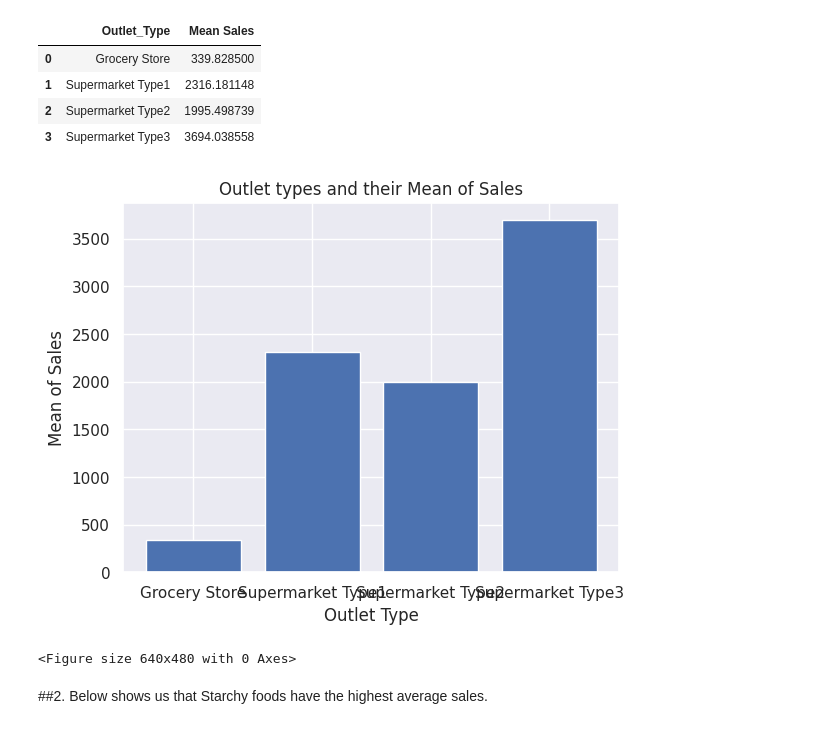
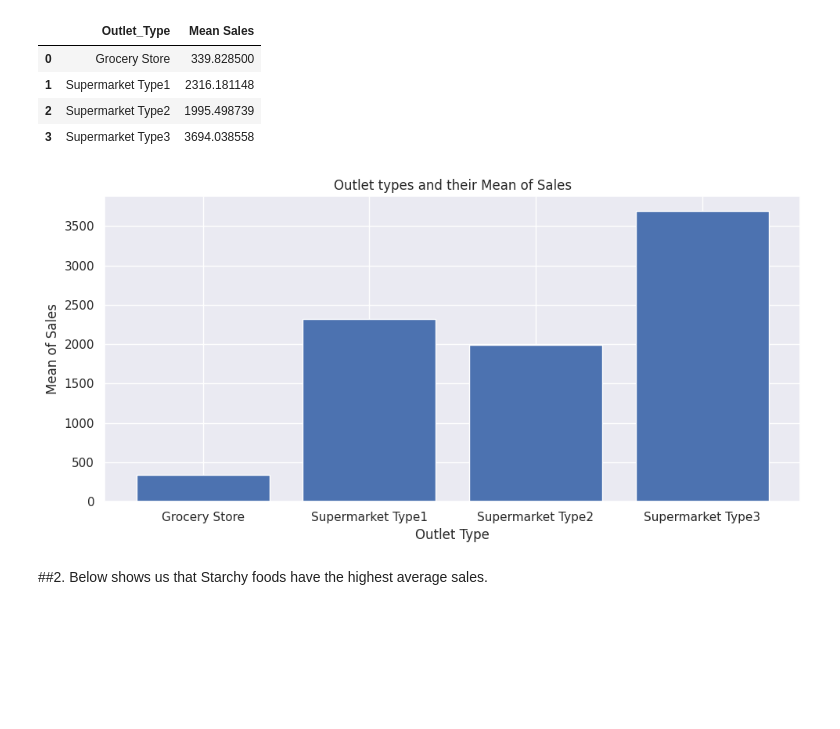
Before and after one commit to MikeyClausen/Prediction-of-Product-Sales, a Jupyter notebook: p1p3.ipynb, the cells around one changed output. Drawn from its saved outputs; the diff is of its cells as text; code cells hidden in the pictures; blank space fills up the shorter version.

```diff
--- a/p1p3.ipynb
+++ b/p1p3.ipynb
@@ -315,14 +315,14 @@ salesbytype.head()
 | 2 | Supermarket Type2 | 1995.498739 |
 | 3 | Supermarket Type3 | 3694.038558 |
 # %%
+plt.figure(figsize = (10,5))
 plt.bar(salesbytype['Outlet_Type'],salesbytype['Mean Sales'])
 plt.xlabel('Outlet Type')
 plt.ylabel('Mean of Sales')
 plt.title('Outlet types and their Mean of Sales')
-plt.figure();
+plt.tight_layout()
 # %% [output]
-[figure, old version]
+[figure, new version]
-<Figure size 640x480 with 0 Axes>
 # %% [markdown]
 ##2. Below shows us that Starchy foods have the highest average sales.
 # %%
```
